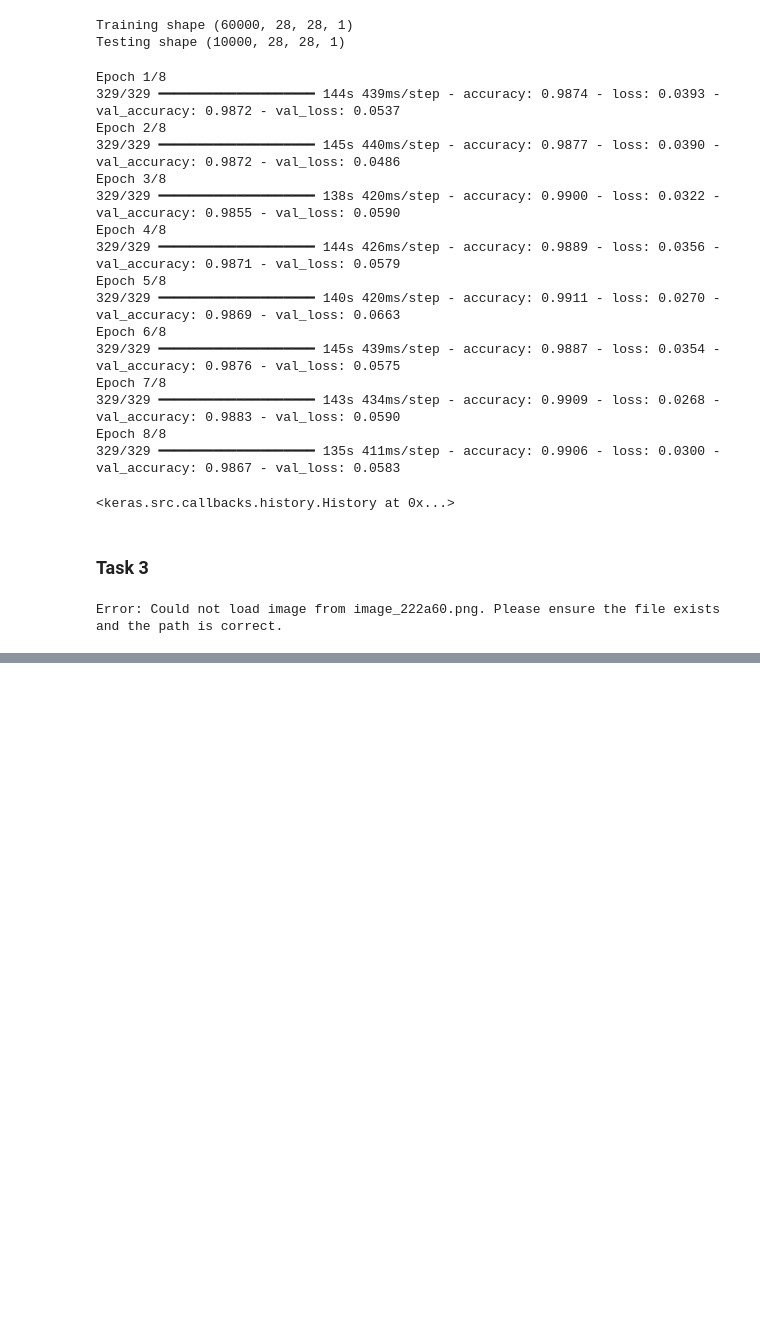
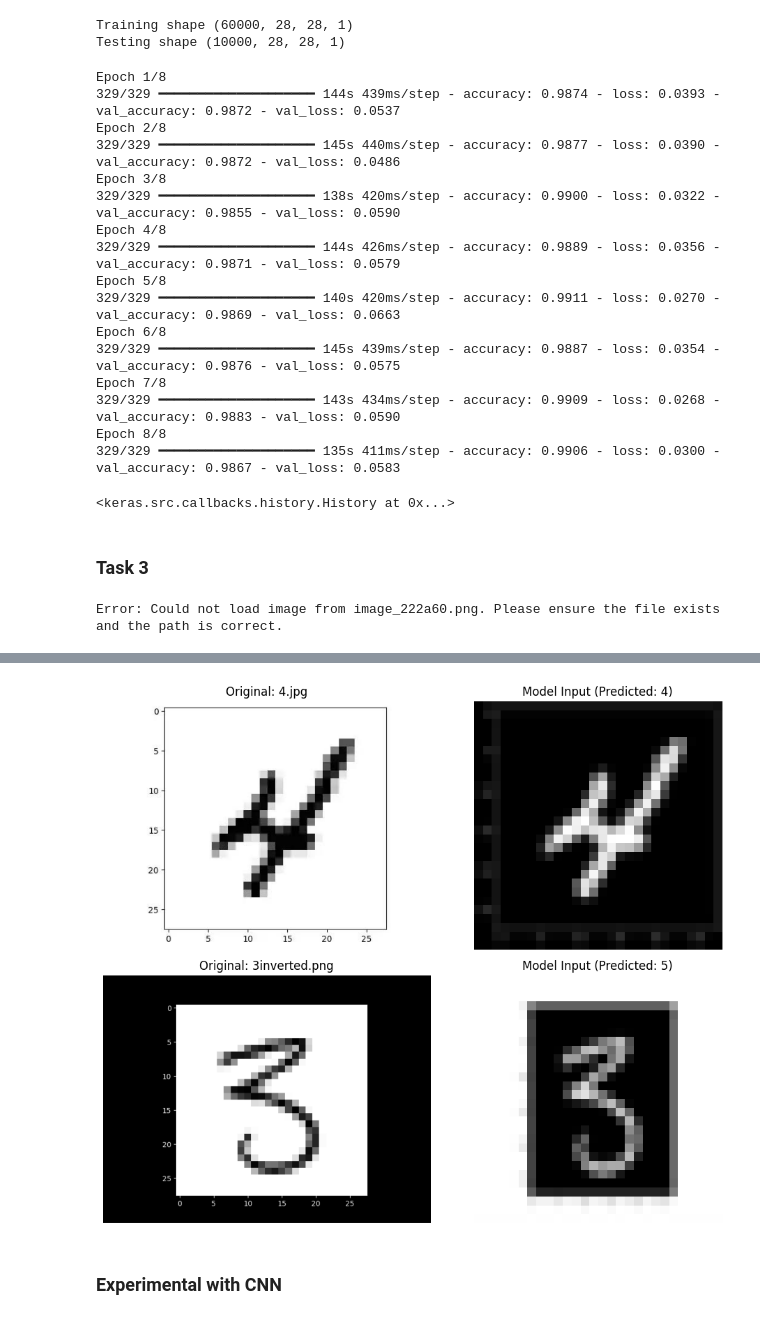
Before and after one commit to Ammar-creator-cmd/DataVisualization, a Jupyter notebook: DigitRecognition1.ipynb, the cells around one changed output, grey strips where cells are left out. Saved outputs shown, nothing was run; the diff lists cells and outputs as text; code cells hidden in the pictures; blank space fills up the shorter version.

```diff
--- a/DigitRecognition1.ipynb
+++ b/DigitRecognition1.ipynb
@@ -310,0 +274,52 @@ The model thinks this digit is: 4
+# %%
+import numpy as np
+import matplotlib.pyplot as plt
+from PIL import Image
+
+def predict_multiple_images(image_paths, trained_model):
+    num_images = len(image_paths)
+
+    # Create a dynamic side-by-side grid based on the number of images passed
+    fig, axes = plt.subplots(num_images, 2, figsize=(10, 4 * num_images))
+
+    # If only 1 image is passed, wrap axes in an array to prevent errors
+    if num_images == 1:
+        axes = np.expand_dims(axes, axis=0)
+
+    for idx, path in enumerate(image_paths):
+        try:
+            # 1. Load original
+            img_original = Image.open(path)
+
+            # 2. Process to match MNIST layout simultaneously
+            img_processed = img_original.convert('L').resize((28, 28))
+            img_array = np.array(img_processed) / 255.0
+            img_array = 1.0 - img_array  # Flipped to black background / white text
+
+            # 3. Predict
+            img_input = np.expand_dims(img_array, axis=0)
+            predictions = trained_model.predict(img_input)
+            predicted_digit = np.argmax(predictions)
+
+            # 4. Render Left side: Original raw upload
+            axes[idx, 0].imshow(img_original)
+            axes[idx, 0].set_title(f"Original: {path}")
+            axes[idx, 0].axis('off')
+
+            # 5. Render Right side: What the model actually sees and its guess
+            axes[idx, 1].imshow(img_array, cmap='gray')
+            axes[idx, 1].set_title(f"Model Input (Predicted: {predicted_digit})")
+            axes[idx, 1].axis('off')
+
+            print(f"✅ Finished {path}: Model predicted {predicted_digit}")
+
+        except FileNotFoundError:
+            print(f"❌ Error: Could not find the file '{path}'. Make sure it is uploaded to your environment.")
+
+    plt.tight_layout()
+    plt.show()
+
+# --- RUN SIMULTANEOUS PREDICTIONS FOR BOTH FILES ---
+# (Make sure both '4.jpg' and '3.png' are uploaded to your sidebar!)
+predict_multiple_images(['4.jpg', '3inverted.png'], model)
+# %% [output]
@@ -310,0 +330,3 @@ The model thinks this digit is: 4
+[figure, added]
+# %% [markdown]
+### Experimental with CNN
```
Also changed, not shown: parts of 6 cells of this notebook.
